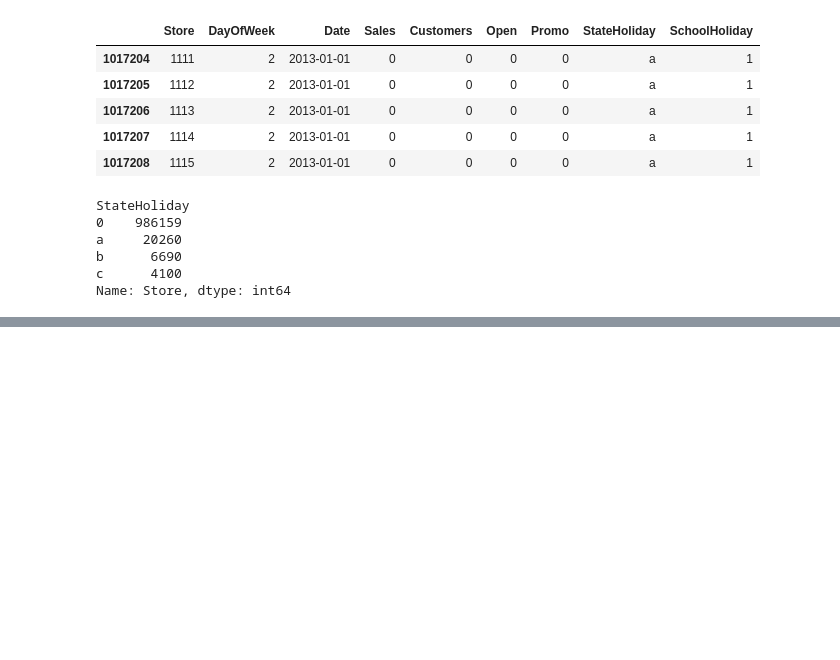
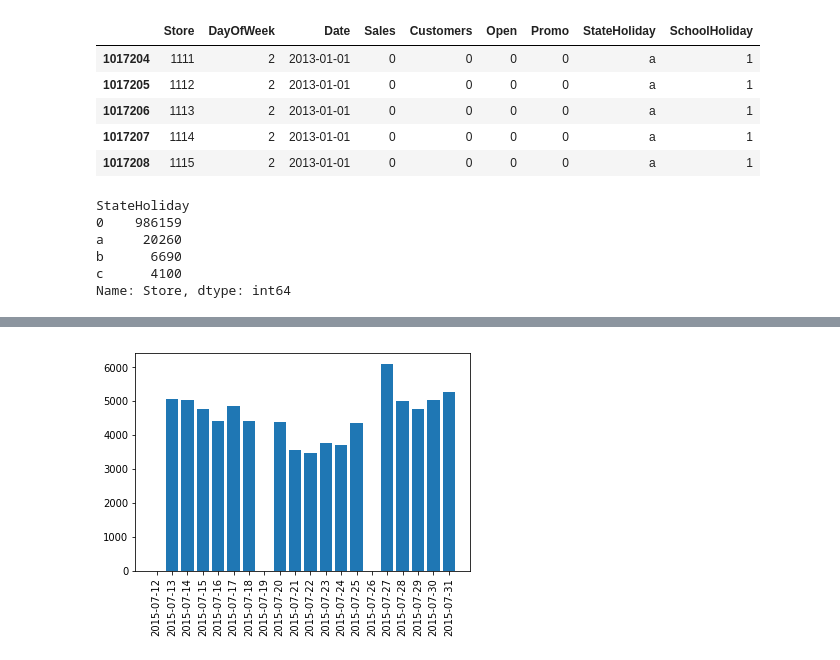
Before and after one commit to cocoper/Rossmann-Store-Sales, a Jupyter notebook: Rossmann Store Sales.ipynb, the cells around one changed output, grey strips where cells are left out. Cells and saved outputs as stored; diff of their text form; code cells hidden in the pictures; blank space fills up the shorter version.

```diff
--- a/Rossmann Store Sales.ipynb
+++ b/Rossmann Store Sales.ipynb
@@ -64,0 +79,15 @@ Name: Store, dtype: int64
+# %%
+def ShowSales(storeID = 1, data_range_min = 0, data_range_max = 50):
+
+    sale_date = data[data.Store == storeID].Date[data_range_min:data_range_max]
+    store_sales = data[data.Store == storeID].Sales[data_range_min:data_range_max]
+#     plt.figure(figsize = (100,30))
+    plt.autoscale()
+    plt.bar(sale_date,store_sales)
+    plt.xticks(rotation = 90)
+    plt.show()
+    return
+# %%
+ShowSales(data_range_max = 20)
+# %% [output]
+[figure, added]
```
Also changed, not shown: parts of 7 cells of this notebook, 1 other file.
